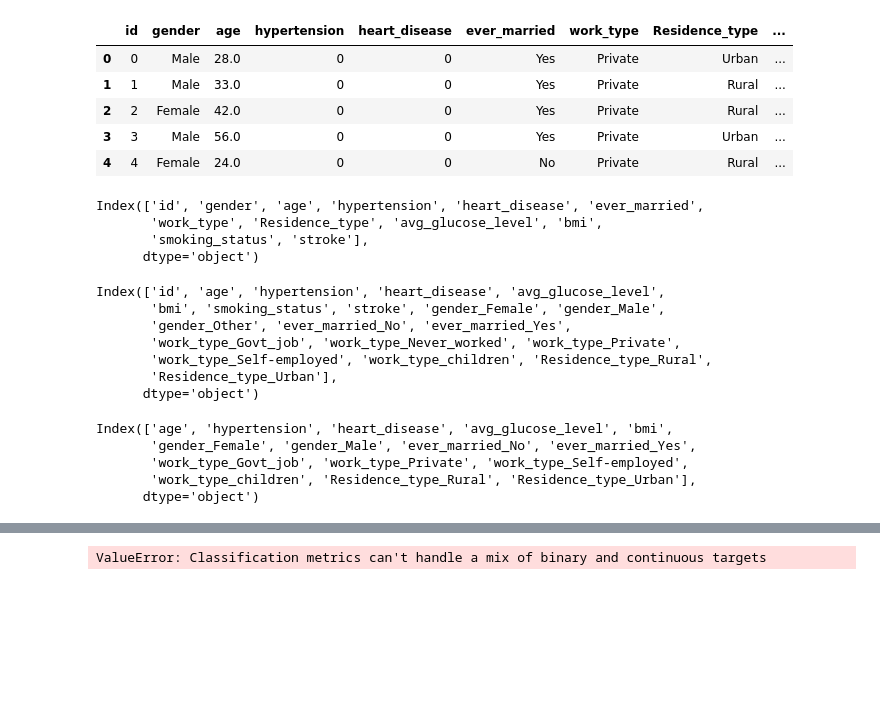
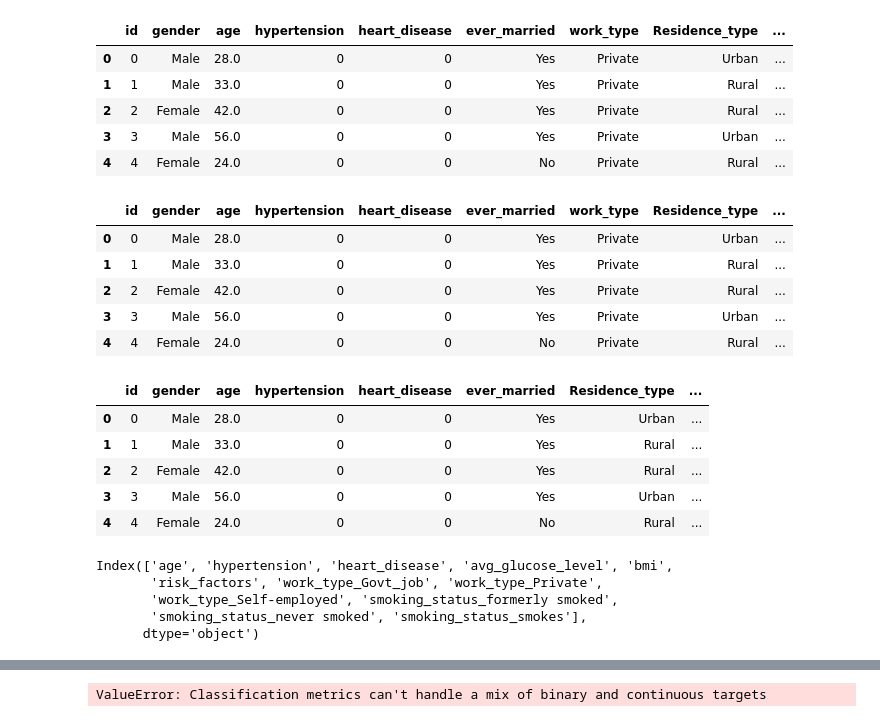
Before and after one commit to spartan289/PycharmProjects, a Jupyter notebook: DataScience/heartstroke.ipynb, the cells around one changed output, grey strips where cells are left out. Drawn from its saved outputs; the diff is of its cells as text; code cells hidden in the pictures; blank space fills up the shorter version.

```diff
--- a/DataScience/heartstroke.ipynb
+++ b/DataScience/heartstroke.ipynb
@@ -13,24 +13,45 @@ df.head()
 | 2 | 2 | Female | 42.0 | 0 | 0 | Yes | Private | Rural | ... |
 | 3 | 3 | Male | 56.0 | 0 | 0 | Yes | Private | Urban | ... |
 | 4 | 4 | Female | 24.0 | 0 | 0 | No | Private | Rural | ... |
+# %%
+df["risk_factors"] = df[[
+        "avg_glucose_level", "age", "bmi",
+        "hypertension", "heart_disease",
+        "smoking_status"
+    ]].apply(
+        lambda x: \
+        0 + (1 if x.avg_glucose_level > 99 else 0) + \
+        (1 if x.age > 45 else 0) + (1 if x.bmi > 24.99 else 0) + \
+        (1 if x.hypertension == 1 else 0) + \
+        (1 if x.heart_disease == 1 else 0) + \
+        (1 if x.smoking_status in ["formerly smoked", "smokes"] else 0),
+        axis=1
+    )
 # %%
-df.columns
+df.head()
 # %% [output]
-Index(['id', 'gender', 'age', 'hypertension', 'heart_disease', 'ever_married',
-       'work_type', 'Residence_type', 'avg_glucose_level', 'bmi',
-       'smoking_status', 'stroke'],
-      dtype='object')
+|  | id | gender | age | hypertension | heart_disease | ever_married | work_type | Residence_type | ... |
+| 0 | 0 | Male | 28.0 | 0 | 0 | Yes | Private | Urban | ... |
+| 1 | 1 | Male | 33.0 | 0 | 0 | Yes | Private | Rural | ... |
+| 2 | 2 | Female | 42.0 | 0 | 0 | Yes | Private | Rural | ... |
+| 3 | 3 | Male | 56.0 | 0 | 0 | Yes | Private | Urban | ... |
+| 4 | 4 | Female | 24.0 | 0 | 0 | No | Private | Rural | ... |
 # %%
-df = pd.get_dummies(df,columns=['gender','ever_married','work_type','Residence_type'])
+df = pd.get_dummies(df,columns=['work_type','smoking_status'])
+df.head()
+# %% [output]
+|  | id | gender | age | hypertension | heart_disease | ever_married | Residence_type | ... |
+| 0 | 0 | Male | 28.0 | 0 | 0 | Yes | Urban | ... |
+| 1 | 1 | Male | 33.0 | 0 | 0 | Yes | Rural | ... |
+| 2 | 2 | Female | 42.0 | 0 | 0 | Yes | Rural | ... |
+| 3 | 3 | Male | 56.0 | 0 | 0 | Yes | Urban | ... |
+| 4 | 4 | Female | 24.0 | 0 | 0 | No | Rural | ... |
 # %%
-X = df.drop(['id','smoking_status','stroke','gender_Other','work_type_Never_worked'],axis=1)
+X = df.drop(['id','stroke','gender','work_type_Never_worked','ever_married','Residence_type','smoking_status_Unknown','work_type_children'],axis=1)
+X.columns
+# %% [output]
+Index(['age', 'hypertension', 'heart_disease', 'avg_glucose_level', 'bmi',
+       'risk_factors', 'work_type_Govt_job', 'work_type_Private',
+       'work_type_Self-employed', 'smoking_status_formerly smoked',
+       'smoking_status_never smoked', 'smoking_status_smokes'],
+      dtype='object')
-# %%
-df.columns
-# %% [output]
-Index(['id', 'age', 'hypertension', 'heart_disease', 'avg_glucose_level',
-       'bmi', 'smoking_status', 'stroke', 'gender_Female', 'gender_Male',
-       'gender_Other', 'ever_married_No', 'ever_married_Yes',
-       'work_type_Govt_job', 'work_type_Never_worked', 'work_type_Private',
-       'work_type_Self-employed', 'work_type_children', 'Residence_type_Rural',
-       'Residence_type_Urban'],
-      dtype='object')
@@ -37,10 +60,2 @@ Index(['id', 'age', 'hypertension', 'heart_disease', 'avg_glucose_level',
 # %%
 y = df['stroke']
-# %%
-X.columns
-# %% [output]
-Index(['age', 'hypertension', 'heart_disease', 'avg_glucose_level', 'bmi',
-       'gender_Female', 'gender_Male', 'ever_married_No', 'ever_married_Yes',
-       'work_type_Govt_job', 'work_type_Private', 'work_type_Self-employed',
-       'work_type_children', 'Residence_type_Rural', 'Residence_type_Urban'],
-      dtype='object')
```
Also changed, not shown: parts of 9 cells of this notebook, 4 other files.
